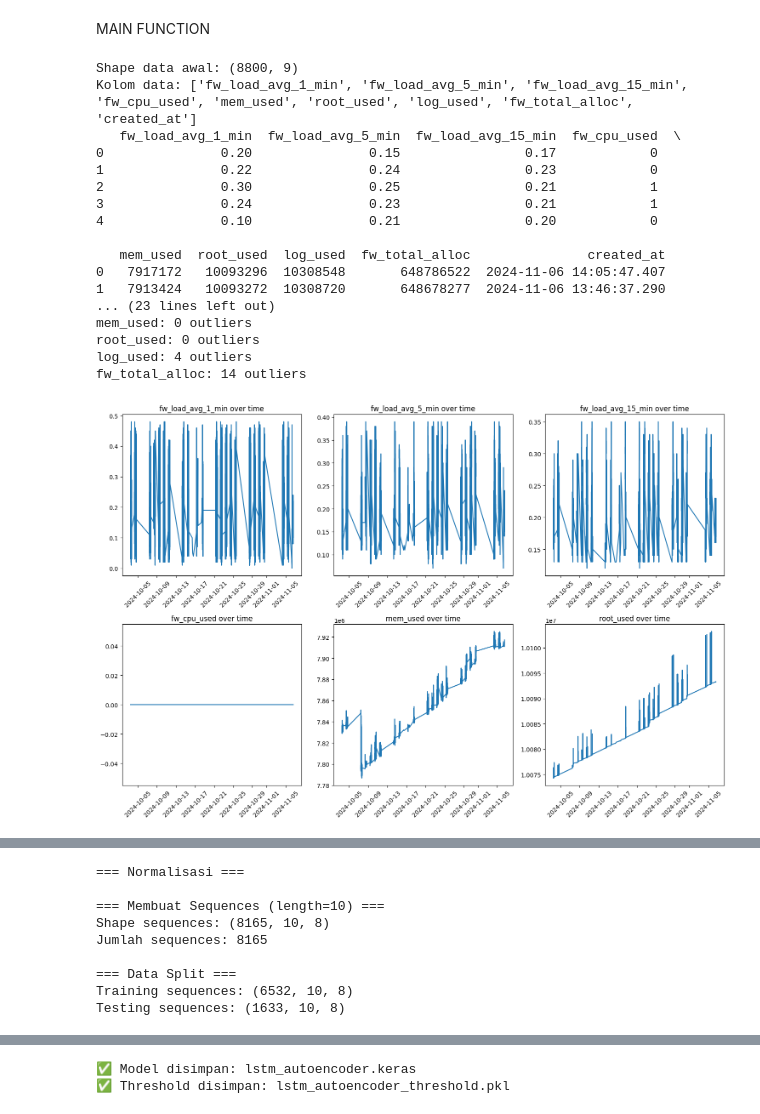
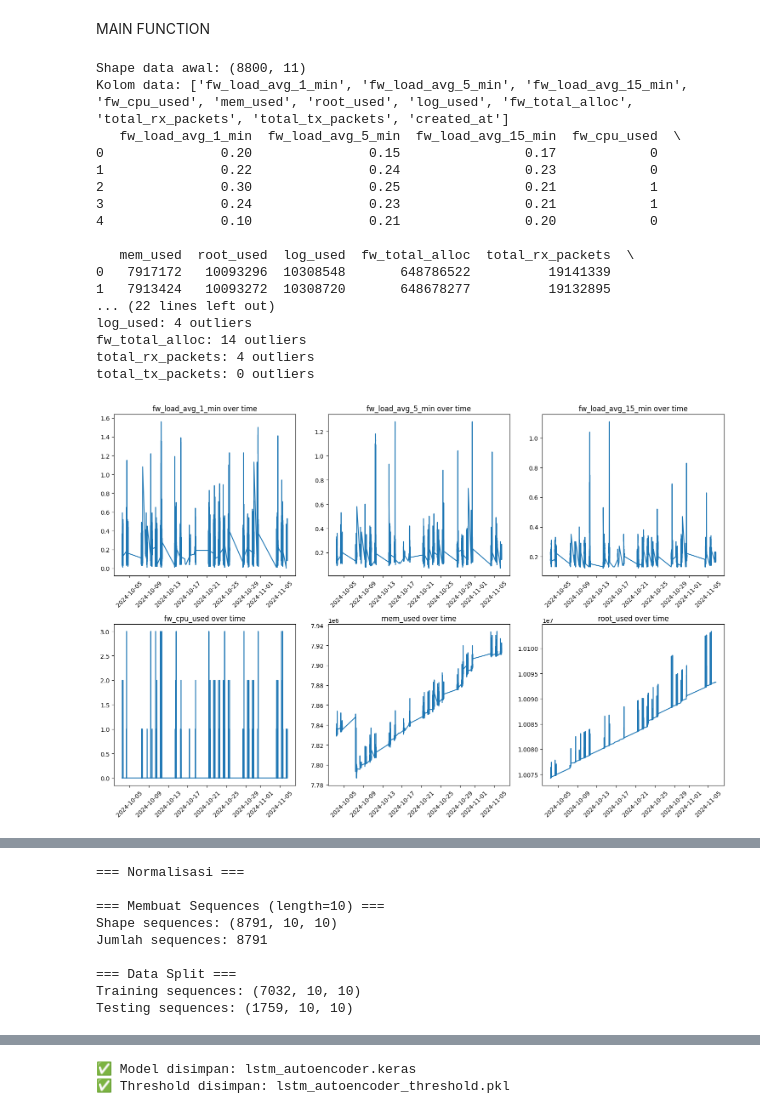
Before and after one commit to Aikhusy/Progress-LSTM-AUTOENCODER, a Jupyter notebook: SAVEMODEL.ipynb, the cells around one changed output, grey strips where cells are left out. Drawn from its saved outputs; the diff is of its cells as text; code cells hidden in the pictures.

```diff
--- a/SAVEMODEL.ipynb
+++ b/SAVEMODEL.ipynb
@@ -54,12 +53,10 @@ def handle_missing_values(df):
 
     return df
 # %%
-def detect_and_handle_outliers(df, method='iqr', threshold=3):
+def detect_and_handle_outliers( df, method='iqr', threshold=3):
     print("\n=== Deteksi Outliers ===")
     numeric_cols = df.select_dtypes(include=[np.number]).columns
     outlier_info = {}
-
-    mask = pd.Series([False] * len(df), index=df.index)
 
     for col in numeric_cols:
         if method == 'iqr':
@@ -68,18 +65,15 @@ def detect_and_handle_outliers(df, method='iqr', threshold=3):
             IQR = Q3 - Q1
             lower_bound = Q1 - 1.5 * IQR
             upper_bound = Q3 + 1.5 * IQR
-            outlier_mask = (df[col] < lower_bound) | (df[col] > upper_bound)
+            outliers = ((df[col] < lower_bound) | (df[col] > upper_bound)).sum()
 
         elif method == 'zscore':
             z_scores = np.abs((df[col] - df[col].mean()) / df[col].std())
-            outlier_mask = z_scores > threshold
+            outliers = (z_scores > threshold).sum()
 
-        outliers = outlier_mask.sum()
         outlier_info[col] = outliers
-        mask = mask | outlier_mask
         print(f"{col}: {outliers} outliers")
 
-    df = df[~mask].reset_index(drop=True)
     return df, outlier_info
 # %%
 def feature_engineering(df):
@@ -177,22 +171,18 @@ def main_preprocessing(file_path, sequence_length=10, scaler_type='minmax'):
     scaler = get_scaler(scaler_type)
     df = load_and_clean_data(file_path)
     df = handle_missing_values(df)
-    df_dirty_with_anomaly= df
-    df_scaled_dirty, feature_columns = normalize_features(df_dirty_with_anomaly, scaler, fit=True)
-    sequencesdirty, timestampsdirty = create_sequences(df_scaled_dirty, sequence_length, target_cols=feature_columns)
-    X_traindirty, X_testdirty, train_timestampsdirty, test_timestampsdirty = split_data(sequencesdirty, timestampsdirty)
     df, outlier_info = detect_and_handle_outliers(df)
-
     # df = feature_engineering(df)
     plot_data_overview(df)
     df_scaled, feature_columns = normalize_features(df, scaler, fit=True)
     sequences, timestamps = create_sequences(df_scaled, sequence_length, target_cols=feature_columns)
     X_train, X_test, train_timestamps, test_timestamps = split_data(sequences, timestamps)
+
     return {
         'X_train': X_train,
-        'X_test': X_testdirty,
+        'X_test': X_test,
         'train_timestamps': train_timestamps,
-        'test_timestamps': test_timestampsdirty,
+        'test_timestamps': test_timestamps,
         'feature_columns': feature_columns,
         'original_df': df,
         'scaled_df': df_scaled
@@ -662,25 +611,25 @@ def save_model_with_threshold(model, threshold, model_name='lstm_autoencoder'):
 # %% [markdown]
 MAIN FUNCTION
 # %%
-file_path = "datas.csv"
+file_path = "datas2.csv"
 
 results = main_preprocessing(file_path)
 # %% [output]
-Shape data awal: (8800, 9)
-Kolom data: ['fw_load_avg_1_min', 'fw_load_avg_5_min', 'fw_load_avg_15_min', 'fw_cpu_used', 'mem_used', 'root_used', 'log_used', 'fw_total_alloc', 'created_at']
+Shape data awal: (8800, 11)
+Kolom data: ['fw_load_avg_1_min', 'fw_load_avg_5_min', 'fw_load_avg_15_min', 'fw_cpu_used', 'mem_used', 'root_used', 'log_used', 'fw_total_alloc', 'total_rx_packets', 'total_tx_packets', 'created_at']
    fw_load_avg_1_min  fw_load_avg_5_min  fw_load_avg_15_min  fw_cpu_used  \
 0               0.20               0.15                0.17            0
 1               0.22               0.24                0.23            0
 2               0.30               0.25                0.21            1
 3               0.24               0.23                0.21            1
 4               0.10               0.21                0.20            0
 
-   mem_used  root_used  log_used  fw_total_alloc               created_at
-0   7917172   10093296  10308548       648786522  2024-11-06 14:05:47.407
-1   7913424   10093272  10308720       648678277  2024-11-06 13:46:37.290
-... (23 lines left out)
-mem_used: 0 outliers
-root_used: 0 outliers
+   mem_used  root_used  log_used  fw_total_alloc  total_rx_packets  \
+0   7917172   10093296  10308548       648786522          19141339
+1   7913424   10093272  10308720       648678277          19132895
+... (22 lines left out)
 log_used: 4 outliers
 fw_total_alloc: 14 outliers
+total_rx_packets: 4 outliers
+total_tx_packets: 0 outliers
-[figure, old version]
+[figure, new version]
@@ -688,12 +637,12 @@ fw_total_alloc: 14 outliers
 === Normalisasi ===
 
 === Membuat Sequences (length=10) ===
-Shape sequences: (8165, 10, 8)
-Jumlah sequences: 8165
+Shape sequences: (8791, 10, 10)
+Jumlah sequences: 8791
 
 === Data Split ===
-Training sequences: (6532, 10, 8)
-Testing sequences: (1633, 10, 8)
+Training sequences: (7032, 10, 10)
+Testing sequences: (1759, 10, 10)
 # %%
 model_results = train_advanced_lstm_autoencoder(results['X_train'], results['X_test'])
 # %% [output]
```
Also changed, not shown: parts of 7 cells of this notebook, 11 other files.
